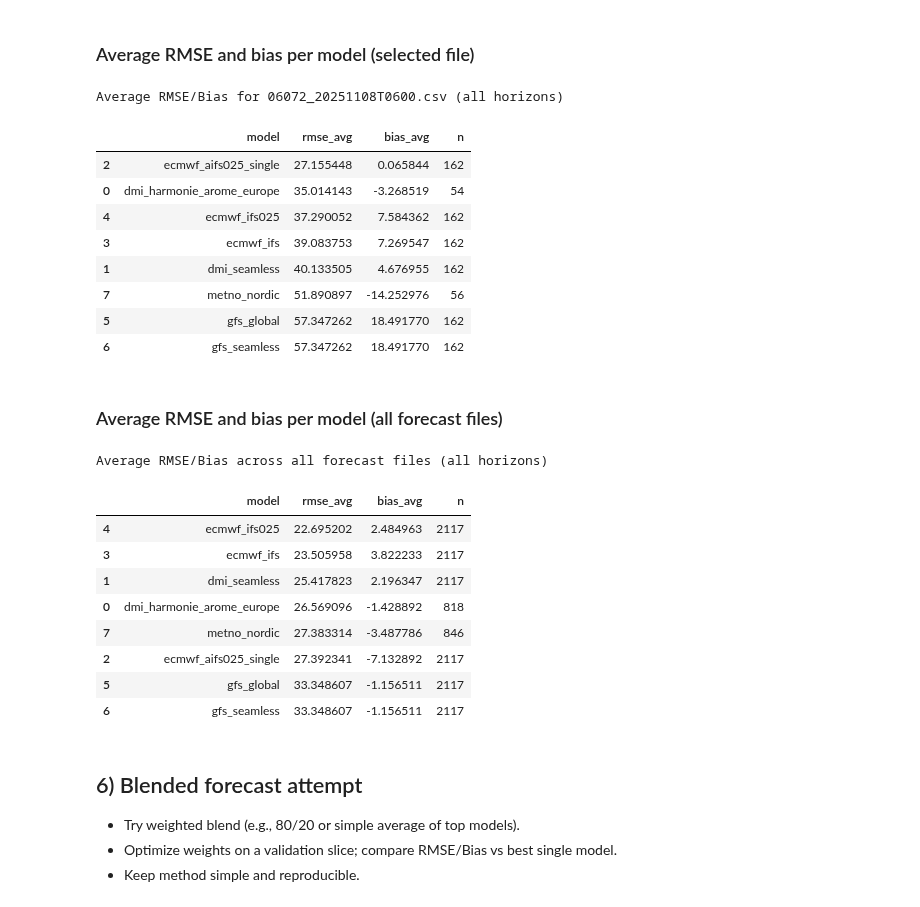
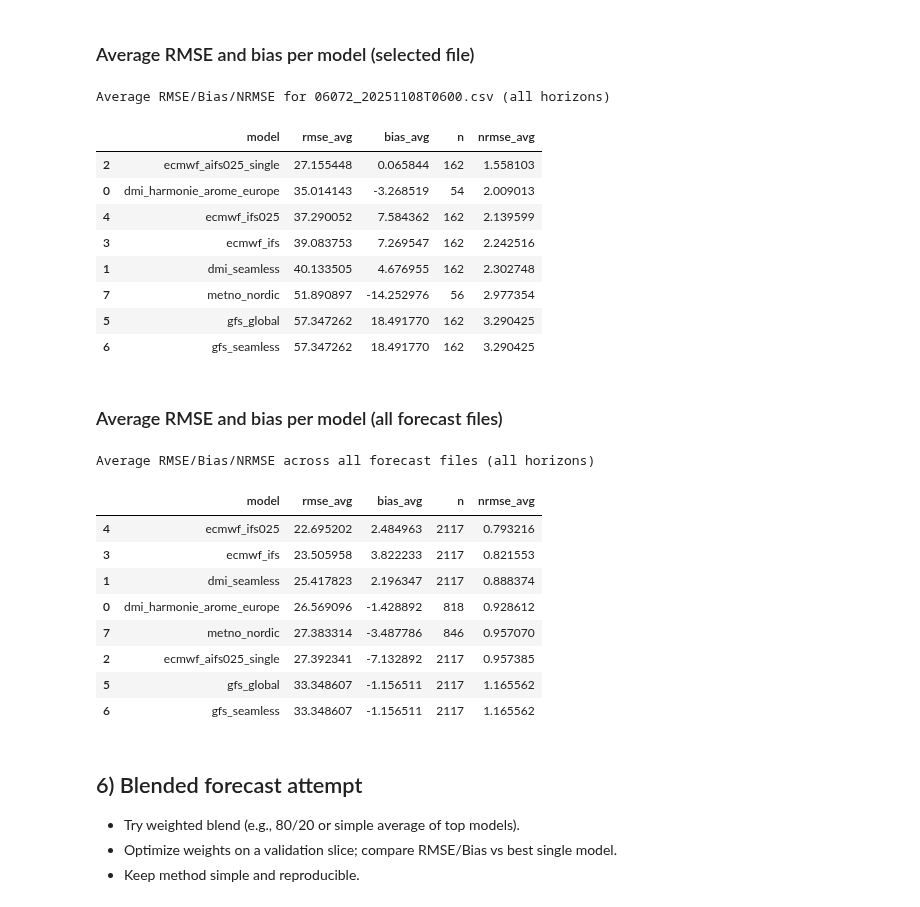
Before and after one commit to Louis2308/Solar-poster, a Jupyter notebook: Forcast_Comparison.ipynb, the cells around one changed output. Cells and saved outputs as stored; diff of their text form; code cells hidden in the pictures.

```diff
--- a/Forcast_Comparison.ipynb
+++ b/Forcast_Comparison.ipynb
@@ -282,27 +286,29 @@ RMSE/Bias at key horizons (rows=model, cols=horizon) for 06072_20251108T0600.csv
 # %%
 
 if 'aligned_sel' not in locals():
     raise ValueError("Run the metrics cell above first to set aligned_sel")
 
+obs_mean_sel = aligned_sel['ghi'].mean()
 avg_metrics = aligned_sel.groupby('model').agg(
     rmse_avg=('error', lambda x: np.sqrt((x**2).mean())),
     bias_avg=('error', 'mean'),
     n=('error', 'size')
-).reset_index().sort_values('rmse_avg')
+).reset_index()
+avg_metrics['nrmse_avg'] = avg_metrics['rmse_avg'] / obs_mean_sel
 
-print(f"Average RMSE/Bias for {selected_file} (all horizons)")
-display(avg_metrics)
+print(f"Average RMSE/Bias/NRMSE for {selected_file} (all horizons)")
+display(avg_metrics.sort_values('nrmse_avg'))
 # %% [output]
-Average RMSE/Bias for 06072_20251108T0600.csv (all horizons)
+Average RMSE/Bias/NRMSE for 06072_20251108T0600.csv (all horizons)
-|  | model | rmse_avg | bias_avg | n |
-| 2 | ecmwf_aifs025_single | 27.155448 | 0.065844 | 162 |
-| 0 | dmi_harmonie_arome_europe | 35.014143 | -3.268519 | 54 |
-| 4 | ecmwf_ifs025 | 37.290052 | 7.584362 | 162 |
-| 3 | ecmwf_ifs | 39.083753 | 7.269547 | 162 |
-| 1 | dmi_seamless | 40.133505 | 4.676955 | 162 |
-| 7 | metno_nordic | 51.890897 | -14.252976 | 56 |
-| 5 | gfs_global | 57.347262 | 18.491770 | 162 |
-| 6 | gfs_seamless | 57.347262 | 18.491770 | 162 |
+|  | model | rmse_avg | bias_avg | n | nrmse_avg |
+| 2 | ecmwf_aifs025_single | 27.155448 | 0.065844 | 162 | 1.558103 |
+| 0 | dmi_harmonie_arome_europe | 35.014143 | -3.268519 | 54 | 2.009013 |
+| 4 | ecmwf_ifs025 | 37.290052 | 7.584362 | 162 | 2.139599 |
+| 3 | ecmwf_ifs | 39.083753 | 7.269547 | 162 | 2.242516 |
+| 1 | dmi_seamless | 40.133505 | 4.676955 | 162 | 2.302748 |
+| 7 | metno_nordic | 51.890897 | -14.252976 | 56 | 2.977354 |
+| 5 | gfs_global | 57.347262 | 18.491770 | 162 | 3.290425 |
+| 6 | gfs_seamless | 57.347262 | 18.491770 | 162 | 3.290425 |
 # %% [markdown]
 
 ### Average RMSE and bias per model (all forecast files)
@@ -311,25 +317,27 @@ Average RMSE/Bias for 06072_20251108T0600.csv (all horizons)
 if 'aligned' not in locals() or aligned.empty:
     raise ValueError("Run the alignment cell first to build 'aligned'")
 
+obs_mean_all = aligned['ghi'].mean()
 avg_all = aligned.groupby('model').agg(
     rmse_avg=('error', lambda x: np.sqrt((x**2).mean())),
     bias_avg=('error', 'mean'),
     n=('error', 'size')
-).reset_index().sort_values('rmse_avg')
+).reset_index()
+avg_all['nrmse_avg'] = avg_all['rmse_avg'] / obs_mean_all
 
-print("Average RMSE/Bias across all forecast files (all horizons)")
-display(avg_all)
+print("Average RMSE/Bias/NRMSE across all forecast files (all horizons)")
+display(avg_all.sort_values('nrmse_avg'))
 # %% [output]
-Average RMSE/Bias across all forecast files (all horizons)
+Average RMSE/Bias/NRMSE across all forecast files (all horizons)
-|  | model | rmse_avg | bias_avg | n |
-| 4 | ecmwf_ifs025 | 22.695202 | 2.484963 | 2117 |
-| 3 | ecmwf_ifs | 23.505958 | 3.822233 | 2117 |
-| 1 | dmi_seamless | 25.417823 | 2.196347 | 2117 |
-| 0 | dmi_harmonie_arome_europe | 26.569096 | -1.428892 | 818 |
-| 7 | metno_nordic | 27.383314 | -3.487786 | 846 |
-| 2 | ecmwf_aifs025_single | 27.392341 | -7.132892 | 2117 |
-| 5 | gfs_global | 33.348607 | -1.156511 | 2117 |
-| 6 | gfs_seamless | 33.348607 | -1.156511 | 2117 |
+|  | model | rmse_avg | bias_avg | n | nrmse_avg |
+| 4 | ecmwf_ifs025 | 22.695202 | 2.484963 | 2117 | 0.793216 |
+| 3 | ecmwf_ifs | 23.505958 | 3.822233 | 2117 | 0.821553 |
+| 1 | dmi_seamless | 25.417823 | 2.196347 | 2117 | 0.888374 |
+| 0 | dmi_harmonie_arome_europe | 26.569096 | -1.428892 | 818 | 0.928612 |
+| 7 | metno_nordic | 27.383314 | -3.487786 | 846 | 0.957070 |
+| 2 | ecmwf_aifs025_single | 27.392341 | -7.132892 | 2117 | 0.957385 |
+| 5 | gfs_global | 33.348607 | -1.156511 | 2117 | 1.165562 |
+| 6 | gfs_seamless | 33.348607 | -1.156511 | 2117 | 1.165562 |
 # %% [markdown]
 
 ## 6) Blended forecast attempt
```
Also changed, not shown: parts of 3 cells of this notebook.
